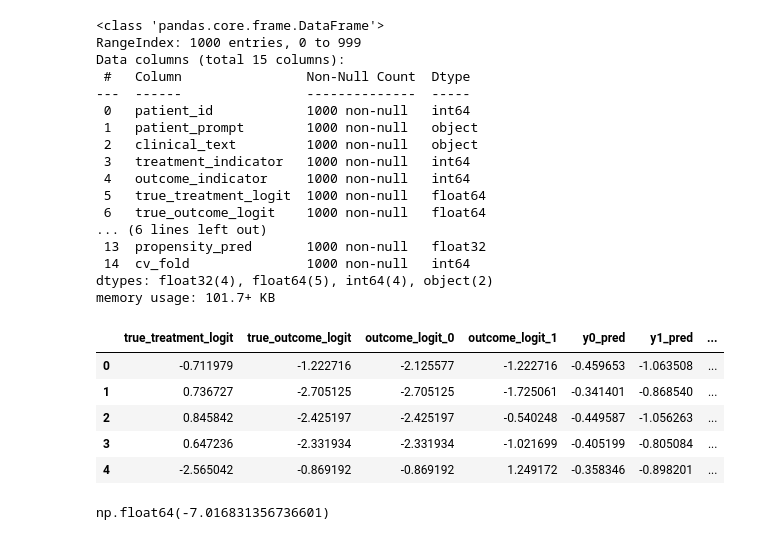
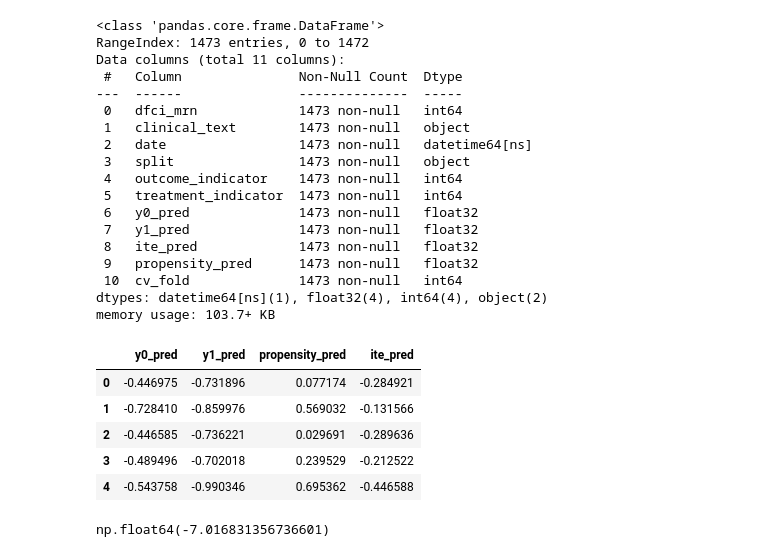
Before and after one commit to kenlkehl/causal-dragonnet-text, a Jupyter notebook: analyze_experiment_results.ipynb, the cells around one changed output. Drawn from its saved outputs; the diff is of its cells as text; code cells hidden in the pictures.

```diff
--- a/analyze_experiment_results.ipynb
+++ b/analyze_experiment_results.ipynb
@@ -10,36 +10,38 @@ from pathlib import Path
 import os
 import pandas as pd
 # %%
-temp = pd.read_parquet('./experiments_1-4-26/exp01_baseline/results/applied_inference/predictions.parquet')
+temp = pd.read_parquet('../pcori_experiments/rethink_confounders_real_data/experiments_1-5-26/exp01_baseline/results/applied_inference/predictions.parquet')
 # %%
 temp.info()
 # %% [output]
 <class 'pandas.core.frame.DataFrame'>
-RangeIndex: 1000 entries, 0 to 999
-Data columns (total 15 columns):
- #   Column                Non-Null Count  Dtype
----  ------                --------------  -----
- 0   patient_id            1000 non-null   int64
- 1   patient_prompt        1000 non-null   object
- 2   clinical_text         1000 non-null   object
- 3   treatment_indicator   1000 non-null   int64
- 4   outcome_indicator     1000 non-null   int64
- 5   true_treatment_logit  1000 non-null   float64
- 6   true_outcome_logit    1000 non-null   float64
-... (6 lines left out)
- 13  propensity_pred       1000 non-null   float32
- 14  cv_fold               1000 non-null   int64
-dtypes: float32(4), float64(5), int64(4), object(2)
-memory usage: 101.7+ KB
+RangeIndex: 1473 entries, 0 to 1472
+Data columns (total 11 columns):
+ #   Column               Non-Null Count  Dtype
+---  ------               --------------  -----
+ 0   dfci_mrn             1473 non-null   int64
+ 1   clinical_text        1473 non-null   object
+ 2   date                 1473 non-null   datetime64[ns]
+ 3   split                1473 non-null   object
+ 4   outcome_indicator    1473 non-null   int64
+ 5   treatment_indicator  1473 non-null   int64
+ 6   y0_pred              1473 non-null   float32
+ 7   y1_pred              1473 non-null   float32
+ 8   ite_pred             1473 non-null   float32
+ 9   propensity_pred      1473 non-null   float32
+ 10  cv_fold              1473 non-null   int64
+dtypes: datetime64[ns](1), float32(4), int64(4), object(2)
+memory usage: 103.7+ KB
 # %%
-temp[['true_treatment_logit','true_outcome_logit','outcome_logit_0','outcome_logit_1','y0_pred','y1_pred', 'propensity_pred', 'ite_pred','true_ite']].head()
+#temp[['true_treatment_logit','true_outcome_logit','outcome_logit_0','outcome_logit_1','y0_pred','y1_pred', 'propensity_pred', 'ite_pred','true_ite']].head()
+temp[['y0_pred','y1_pred', 'propensity_pred', 'ite_pred']].head()
 # %% [output]
-|  | true_treatment_logit | true_outcome_logit | outcome_logit_0 | outcome_logit_1 | y0_pred | y1_pred | ... |
-| 0 | -0.711979 | -1.222716 | -2.125577 | -1.222716 | -0.459653 | -1.063508 | ... |
-| 1 | 0.736727 | -2.705125 | -2.705125 | -1.725061 | -0.341401 | -0.868540 | ... |
-| 2 | 0.845842 | -2.425197 | -2.425197 | -0.540248 | -0.449587 | -1.056263 | ... |
-| 3 | 0.647236 | -2.331934 | -2.331934 | -1.021699 | -0.405199 | -0.805084 | ... |
-| 4 | -2.565042 | -0.869192 | -0.869192 | 1.249172 | -0.358346 | -0.898201 | ... |
+|  | y0_pred | y1_pred | propensity_pred | ite_pred |
+| 0 | -0.446975 | -0.731896 | 0.077174 | -0.284921 |
+| 1 | -0.728410 | -0.859976 | 0.569032 | -0.131566 |
+| 2 | -0.446585 | -0.736221 | 0.029691 | -0.289636 |
+| 3 | -0.489496 | -0.702018 | 0.239529 | -0.212522 |
+| 4 | -0.543758 | -0.990346 | 0.695362 | -0.446588 |
 # %%
 import numpy as np
 np.min(temp.outcome_logit_0)
```
Also changed, not shown: parts of 2 cells of this notebook, 7 other files.
